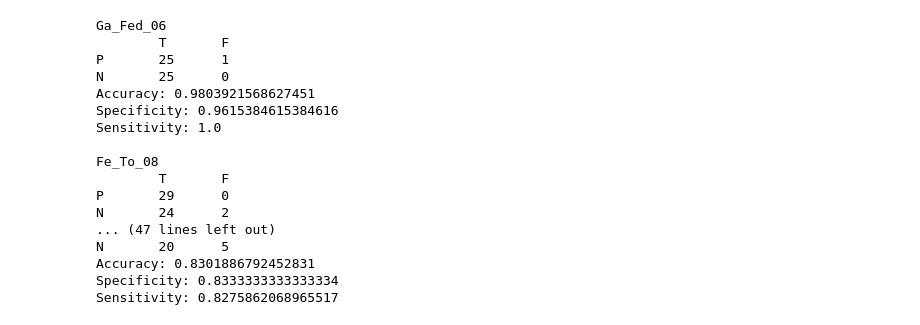
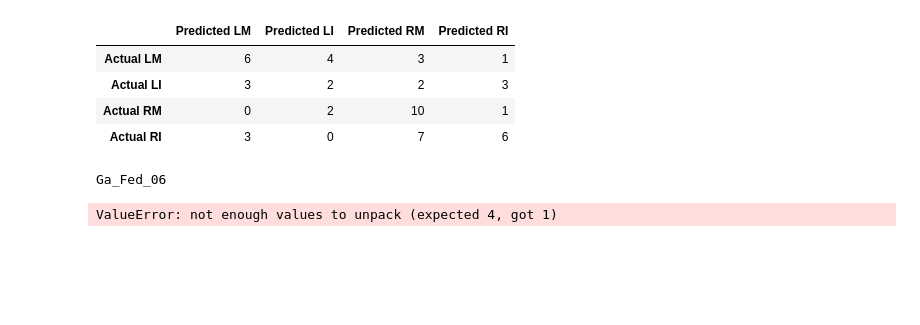
Before and after one commit to 1101AlexZab1011/FingerMovementDecoder, a Jupyter notebook: dirty_field/LFCNN_rem_y_preds_parse.ipynb, the cells around one changed output. Drawn from its saved outputs; the diff is of its cells as text; code cells hidden in the pictures; blank space fills up the shorter version.

```diff
--- a/dirty_field/LFCNN_rem_y_preds_parse.ipynb
+++ b/dirty_field/LFCNN_rem_y_preds_parse.ipynb
@@ -221,13 +262,0 @@ Actual RI             0             0             6             3
-# %%
-path = '../Source/Subjects/Ga_Fed_06'
-predictions = read_pkl(
-    os.path.join(path, 'Predictions', 'LM&LI_vs_RM&RI_B1-B8_pred.pkl')
-)
-y_t = one_hot_decoder(predictions.y_true)
-y_p = one_hot_decoder(predictions.y_p)
-print(sm.confusion_matrix(y_t, y_p))
-print(len(y_p))
-# tn, fp, fn, tp = sm.confusion_matrix(y_t, y_p).ravel()
-# ce = BinaryConfusionEstimator(tp, tn, fp, fn)
-# for t, p in zip(y_t, y_p):
-#     print(t, p)
@@ -237,0 +263,28 @@ print(len(y_p))
+# %%
+
+
+
+subjects_path = '../Source/Subjects/'
+file_name = 'LM_vs_LI_vs_RM_vs_RI_B1-B8_pred.pkl'
+# file_name = 'LM&LI_vs_RM&RI_B1-B8_pred.pkl'
+class_names = file_name[:-15].split('_vs_')
+
+for subject_name in os.listdir(subjects_path):
+
+    if subject_name == 'Pse_Udo':
+        continue
+
+    subject_path = os.path.join(subjects_path, subject_name)
+
+    predictions = read_pkl(
+        os.path.join(subject_path, 'Predictions', file_name)
+    )
+
+    pp = PredictionsParser(predictions.y_true, predictions.y_p, class_names)
+    print(subject_name)
+    print(f'Total accuracy: {pp.accuracy : .2f}')
+    summary = pp.summary()
+    summary = summary.astype(float).round(2)
+    print(summary)
+    print(pp.confusion)
+    print('-'*100)
@@ -238,7 +309,17 @@ print(len(y_p))
+# %%
+pp.confusion
+# %% [output]
+|  | Predicted LM | Predicted LI | Predicted RM | Predicted RI |
+| Actual LM | 6 | 4 | 3 | 1 |
+| Actual LI | 3 | 2 | 2 | 3 |
+| Actual RM | 0 | 2 | 10 | 1 |
+| Actual RI | 3 | 0 | 7 | 6 |
 # %%
-
-
 subjects_path = '../Source/Subjects/'
+# file_name = 'LM_vs_LI_vs_RM_vs_RI_B1-B8_pred.pkl'
+# file_name = 'LM&LI_vs_RM&RI_B1-B8_pred.pkl'
+file_name = 'LM_vs_LI_B1-B8_pred.pkl'
+class_names = file_name[:-15].split('_vs_')
 
 for subject_name in os.listdir(subjects_path):
 
@@ -248,7 +329,7 @@ for subject_name in os.listdir(subjects_path):
     subject_path = os.path.join(subjects_path, subject_name)
 
     predictions = read_pkl(
-        os.path.join(subject_path, 'Predictions', 'LM&LI_vs_RM&RI_B1-B8_pred.pkl')
+        os.path.join(subject_path, 'Predictions', file_name),
     )
 
     y_t = one_hot_decoder(predictions.y_true)
@@ -269,19 +350,4 @@ for subject_name in os.listdir(subjects_path):
     )
 # %% [output]
 Ga_Fed_06
-        T       F
-P       25      1
-N       25      0
-Accuracy: 0.9803921568627451
-Specificity: 0.9615384615384616
-Sensitivity: 1.0
-
-Fe_To_08
-        T       F
-P       29      0
-N       24      2
-... (47 lines left out)
-N       20      5
-Accuracy: 0.8301886792452831
-Specificity: 0.8333333333333334
-Sensitivity: 0.8275862068965517
+ValueError: not enough values to unpack (expected 4, got 1)
```
Also changed, not shown: parts of 6 cells of this notebook, 3 other files.
